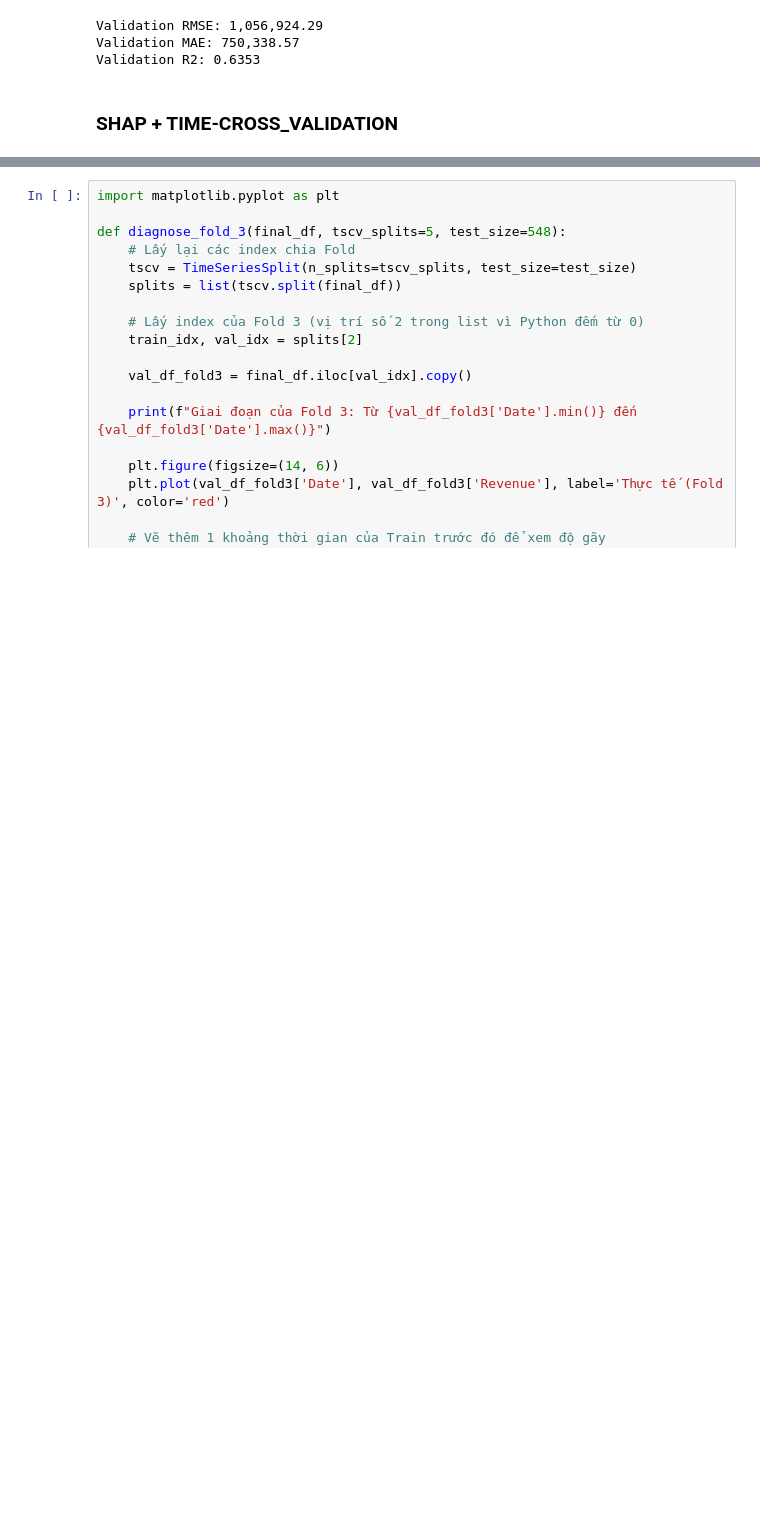
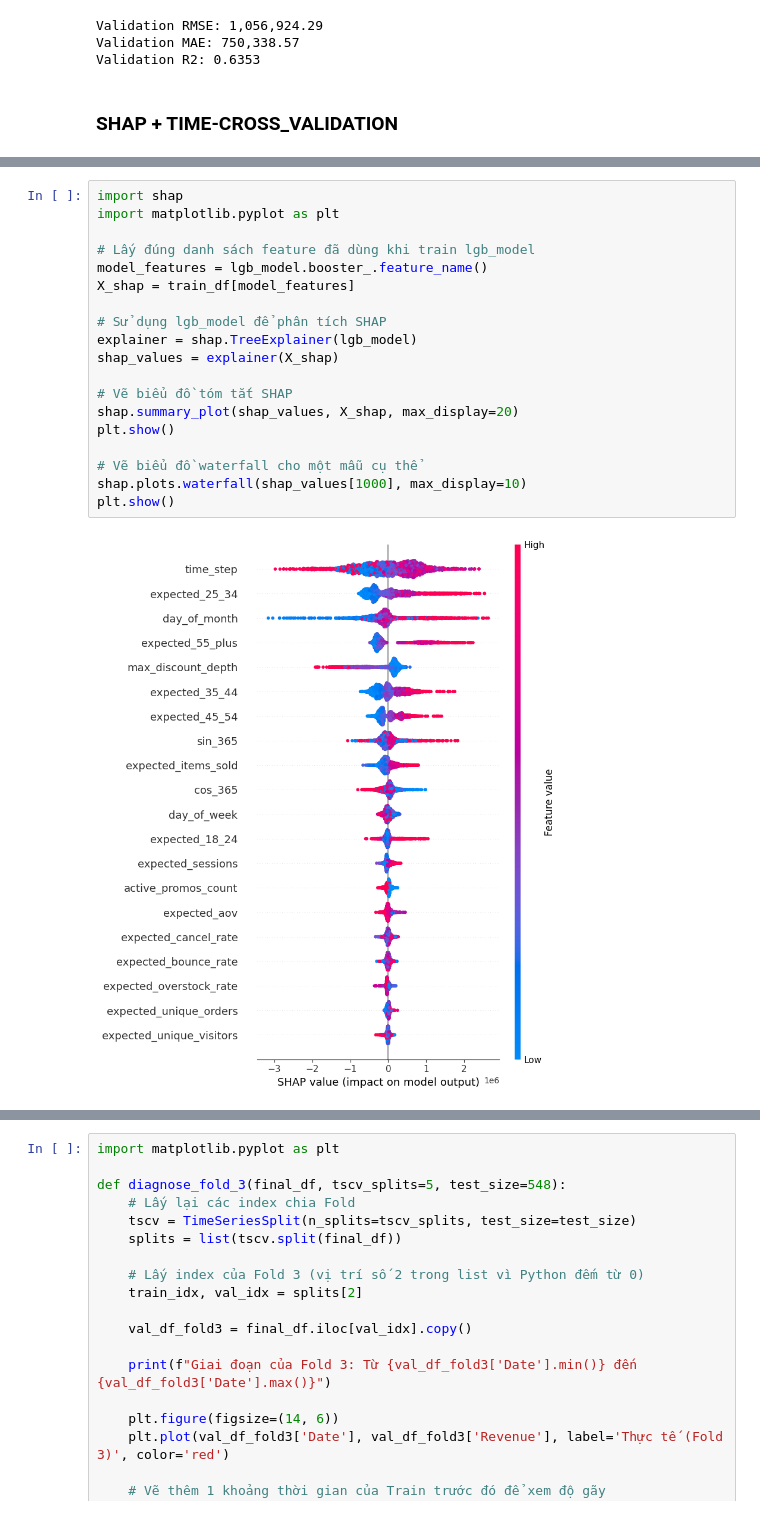
Before and after one commit to pthekiller/datathon_vin_new, a Jupyter notebook: demo_before.ipynb, the cells around one changed output, grey strips where cells are left out. Cells and saved outputs as stored; diff of their text form; blank space fills up the shorter version.

```diff
--- a/demo_before.ipynb
+++ b/demo_before.ipynb
@@ -736,0 +840,21 @@ Mean R2:   0.4228
+# %%
+import shap
+import matplotlib.pyplot as plt
+
+# Lấy đúng danh sách feature đã dùng khi train lgb_model
+model_features = lgb_model.booster_.feature_name()
+X_shap = train_df[model_features]
+
+# Sử dụng lgb_model để phân tích SHAP
+explainer = shap.TreeExplainer(lgb_model)
+shap_values = explainer(X_shap)
+
+# Vẽ biểu đồ tóm tắt SHAP
+shap.summary_plot(shap_values, X_shap, max_display=20)
+plt.show()
+
+# Vẽ biểu đồ waterfall cho một mẫu cụ thể
+shap.plots.waterfall(shap_values[1000], max_display=10)
+plt.show()
+# %% [output]
+[figure, added]
```
Also changed, not shown: parts of 9 cells of this notebook, 17 other files.
